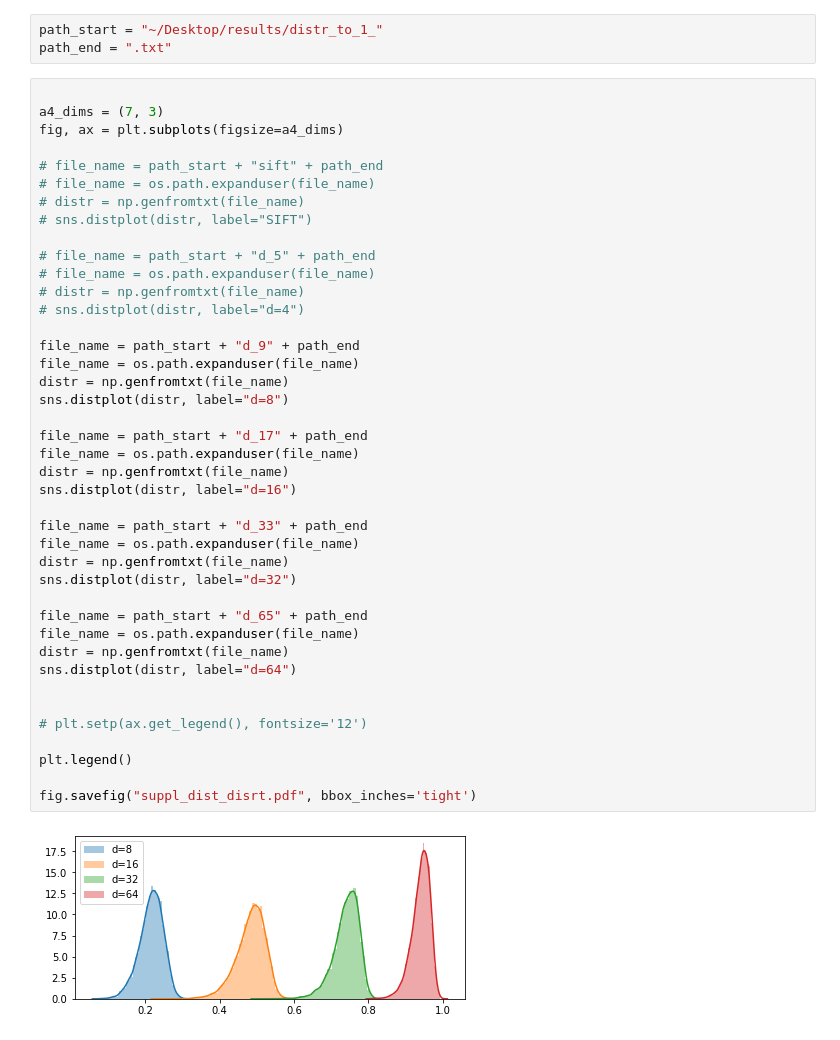
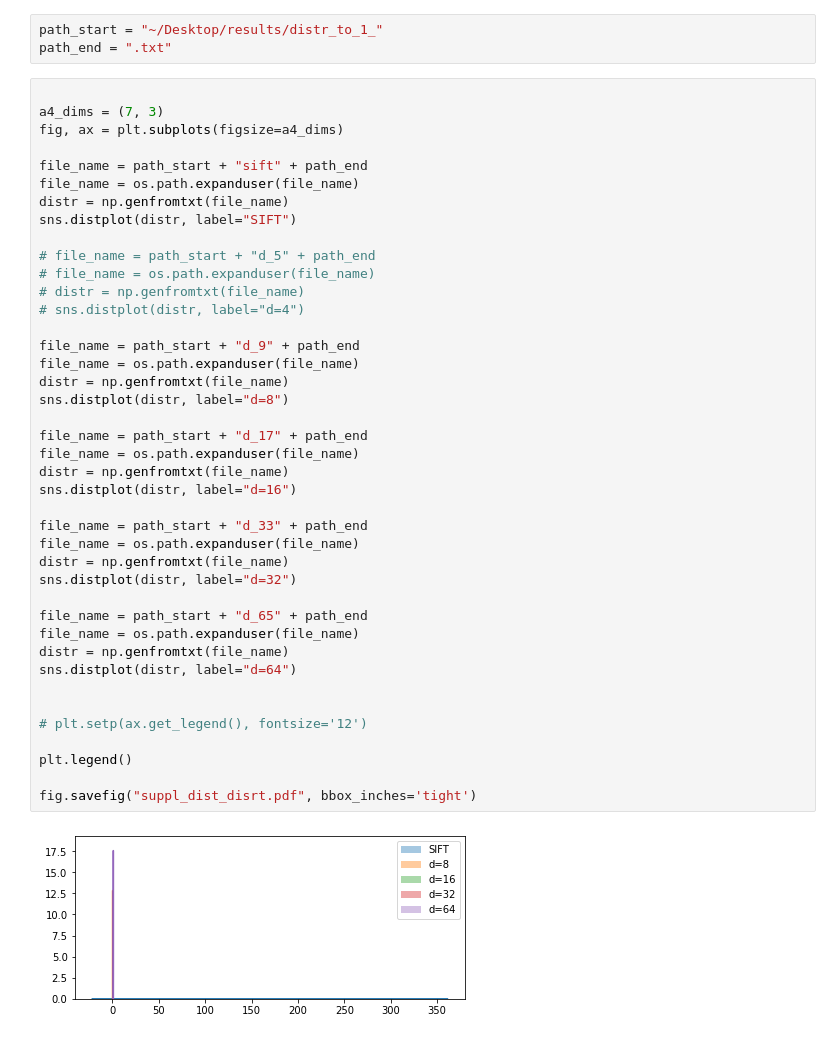
Before and after one commit to Shekhale/gbnns_theory, a Jupyter notebook: results/draw_results.ipynb, the cells around one changed output. Drawn from its saved outputs; the diff is of its cells as text.

Commit message:
1nn distr

```diff
--- a/results/draw_results.ipynb
+++ b/results/draw_results.ipynb
@@ -254,41 +254,41 @@ path_end = ".txt"
 a4_dims = (7, 3)
 fig, ax = plt.subplots(figsize=a4_dims)
 
-# file_name = path_start + "sift" + path_end
-# file_name = os.path.expanduser(file_name)
-# distr = np.genfromtxt(file_name)
-# sns.distplot(distr, label="SIFT")
+file_name = path_start + "sift" + path_end
+file_name = os.path.expanduser(file_name)
+distr = np.genfromtxt(file_name)
+sns.distplot(distr, label="SIFT")
 
 # file_name = path_start + "d_5" + path_end
 # file_name = os.path.expanduser(file_name)
 # distr = np.genfromtxt(file_name)
 # sns.distplot(distr, label="d=4")
 
 file_name = path_start + "d_9" + path_end
 file_name = os.path.expanduser(file_name)
 distr = np.genfromtxt(file_name)
 sns.distplot(distr, label="d=8")
 
 file_name = path_start + "d_17" + path_end
 file_name = os.path.expanduser(file_name)
 distr = np.genfromtxt(file_name)
 sns.distplot(distr, label="d=16")
 
 file_name = path_start + "d_33" + path_end
 file_name = os.path.expanduser(file_name)
 distr = np.genfromtxt(file_name)
 sns.distplot(distr, label="d=32")
 
 file_name = path_start + "d_65" + path_end
 file_name = os.path.expanduser(file_name)
 distr = np.genfromtxt(file_name)
 sns.distplot(distr, label="d=64")
 
 
 # plt.setp(ax.get_legend(), fontsize='12')
 
 plt.legend()
 
 fig.savefig("suppl_dist_disrt.pdf", bbox_inches='tight')
 # %% [output]
-[figure, old version]
+[figure, new version]
```
Also changed, not shown: 2 other files.
